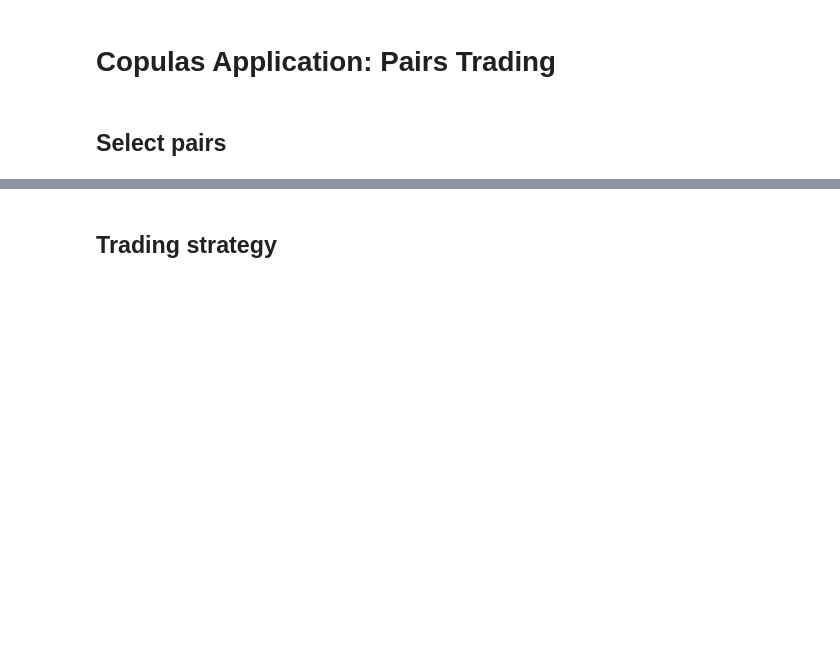
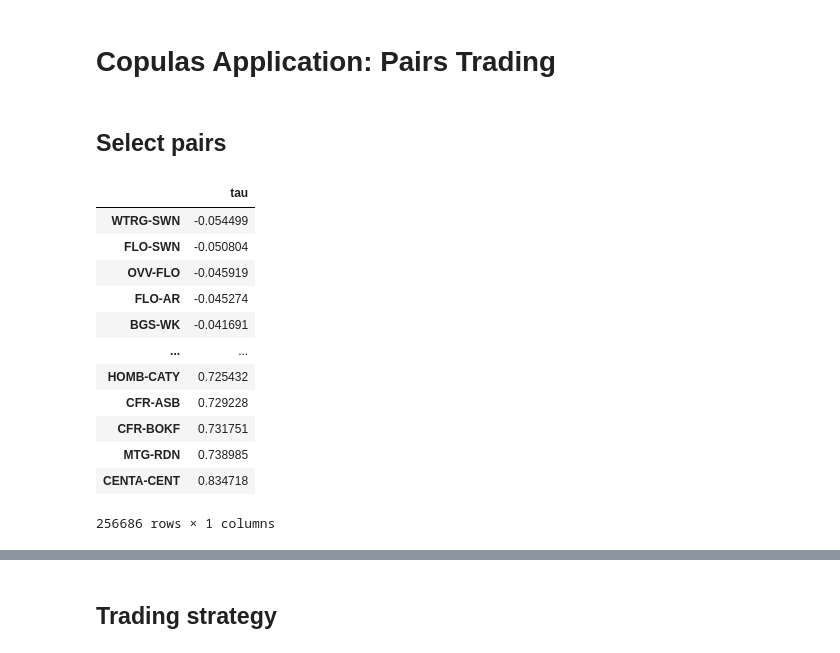
Before and after one commit to jacktang/paper_impls, a Jupyter notebook: copulas/Copulas_pairtrading.ipynb, the cells around one changed output, grey strips where cells are left out. Drawn from its saved outputs; the diff is of its cells as text; code cells hidden in the pictures; blank space fills up the shorter version.

```diff
--- a/copulas/Copulas_pairtrading.ipynb
+++ b/copulas/Copulas_pairtrading.ipynb
@@ -29,0 +40,16 @@ returns_trade = returns.loc[trade_start:trade_end]
+# %%
+results.sort_values(by='tau')
+# %% [output]
+|  | tau |
+| WTRG-SWN | -0.054499 |
+| FLO-SWN | -0.050804 |
+| OVV-FLO | -0.045919 |
+| FLO-AR | -0.045274 |
+| BGS-WK | -0.041691 |
+| ... | ... |
+| HOMB-CATY | 0.725432 |
+| CFR-ASB | 0.729228 |
+| CFR-BOKF | 0.731751 |
+| MTG-RDN | 0.738985 |
+| CENTA-CENT | 0.834718 |
+256686 rows × 1 columns
```
Also changed, not shown: parts of 21 cells of this notebook, 27 other files.
